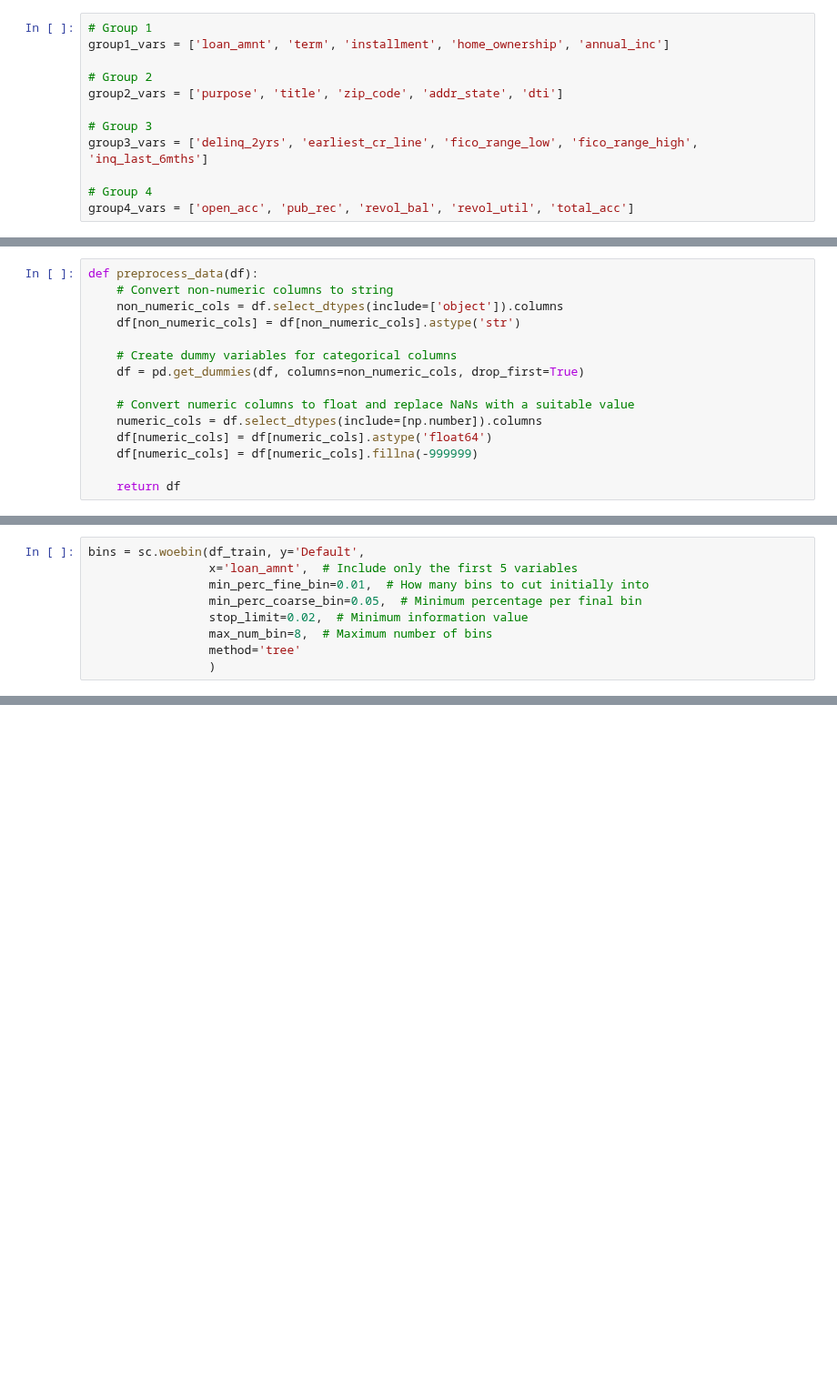
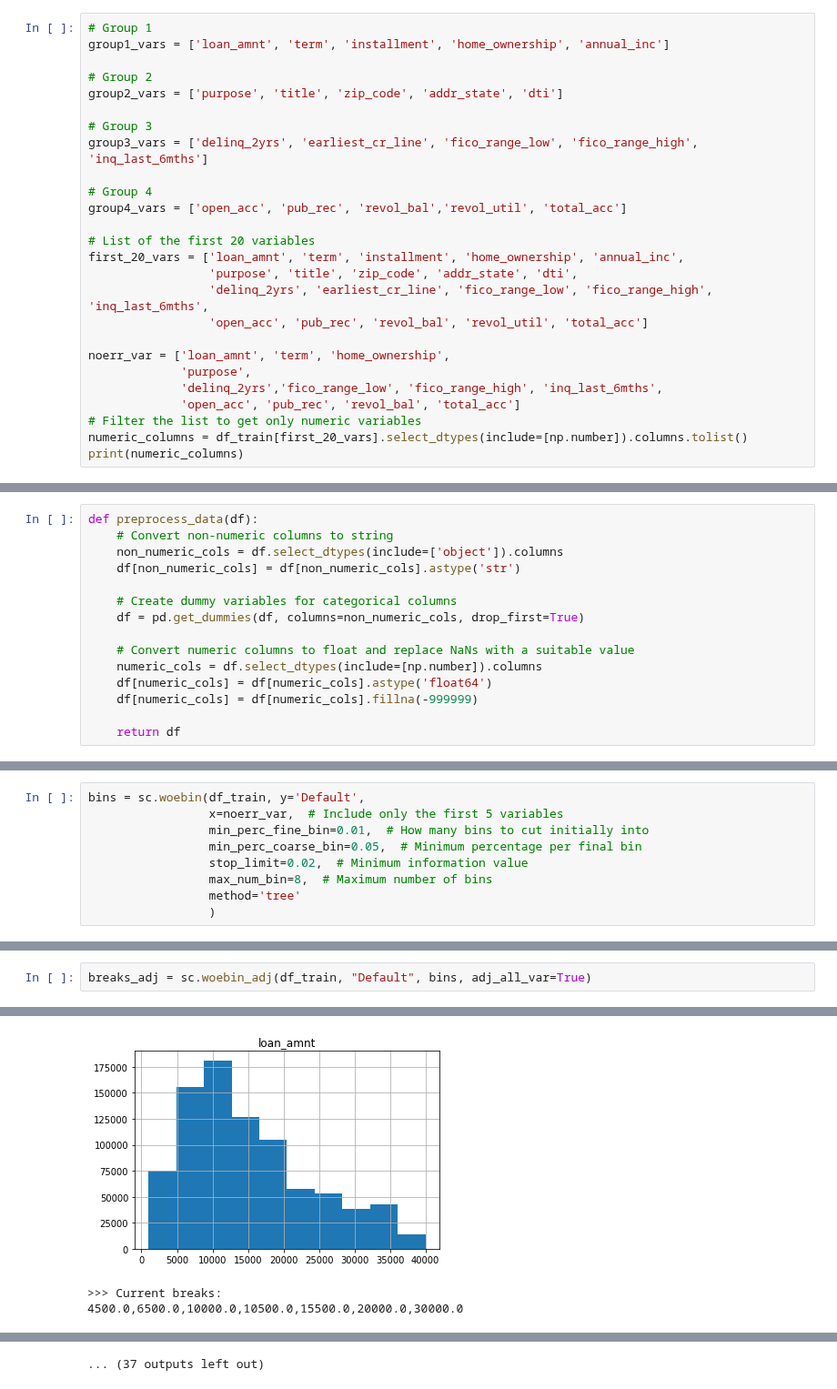
Before and after one commit to preetmodi/Credit-Risk-Analytics, a Jupyter notebook: WoE_V.ipynb, the cells around one changed output, grey strips where cells are left out. Shown at 91% size. Drawn from its saved outputs; the diff is of its cells as text; blank space fills up the shorter version.

```diff
--- a/WoE_V.ipynb
+++ b/WoE_V.ipynb
@@ -99,4 +99,18 @@ group2_vars = ['purpose', 'title', 'zip_code', 'addr_state', 'dti']
 group3_vars = ['delinq_2yrs', 'earliest_cr_line', 'fico_range_low', 'fico_range_high', 'inq_last_6mths']
 
 # Group 4
-group4_vars = ['open_acc', 'pub_rec', 'revol_bal', 'revol_util', 'total_acc']
+group4_vars = ['open_acc', 'pub_rec', 'revol_bal','revol_util', 'total_acc']
+
+# List of the first 20 variables
+first_20_vars = ['loan_amnt', 'term', 'installment', 'home_ownership', 'annual_inc',
+                 'purpose', 'title', 'zip_code', 'addr_state', 'dti',
+                 'delinq_2yrs', 'earliest_cr_line', 'fico_range_low', 'fico_range_high', 'inq_last_6mths',
+                 'open_acc', 'pub_rec', 'revol_bal', 'revol_util', 'total_acc']
+
+noerr_var = ['loan_amnt', 'term', 'home_ownership',
+             'purpose',
+             'delinq_2yrs','fico_range_low', 'fico_range_high', 'inq_last_6mths',
+             'open_acc', 'pub_rec', 'revol_bal', 'total_acc']
+# Filter the list to get only numeric variables
+numeric_columns = df_train[first_20_vars].select_dtypes(include=[np.number]).columns.tolist()
+print(numeric_columns)
@@ -120,6 +143,6 @@ df_train_preprocessed = preprocess_data(df_train.copy())
 # %%
 bins = sc.woebin(df_train, y='Default',
-                 x='loan_amnt',  # Include only the first 5 variables
+                 x=noerr_var,  # Include only the first 5 variables
                  min_perc_fine_bin=0.01,  # How many bins to cut initially into
                  min_perc_coarse_bin=0.05,  # Minimum percentage per final bin
                  stop_limit=0.02,  # Minimum information value
@@ -138,0 +184,3 @@ sc.woebin_plot(bins)
+# %%
+breaks_adj = sc.woebin_adj(df_train, "Default", bins, adj_all_var=True)
+# %% [output]
@@ -138,0 +198,3 @@ sc.woebin_plot(bins)
+[figure, added]
+>>> Current breaks:
+4500.0,6500.0,10000.0,10500.0,15500.0,20000.0,30000.0
@@ -138,0 +276 @@ sc.woebin_plot(bins)
+... (37 outputs left out)
```
Also changed, not shown: parts of 6 cells of this notebook.
